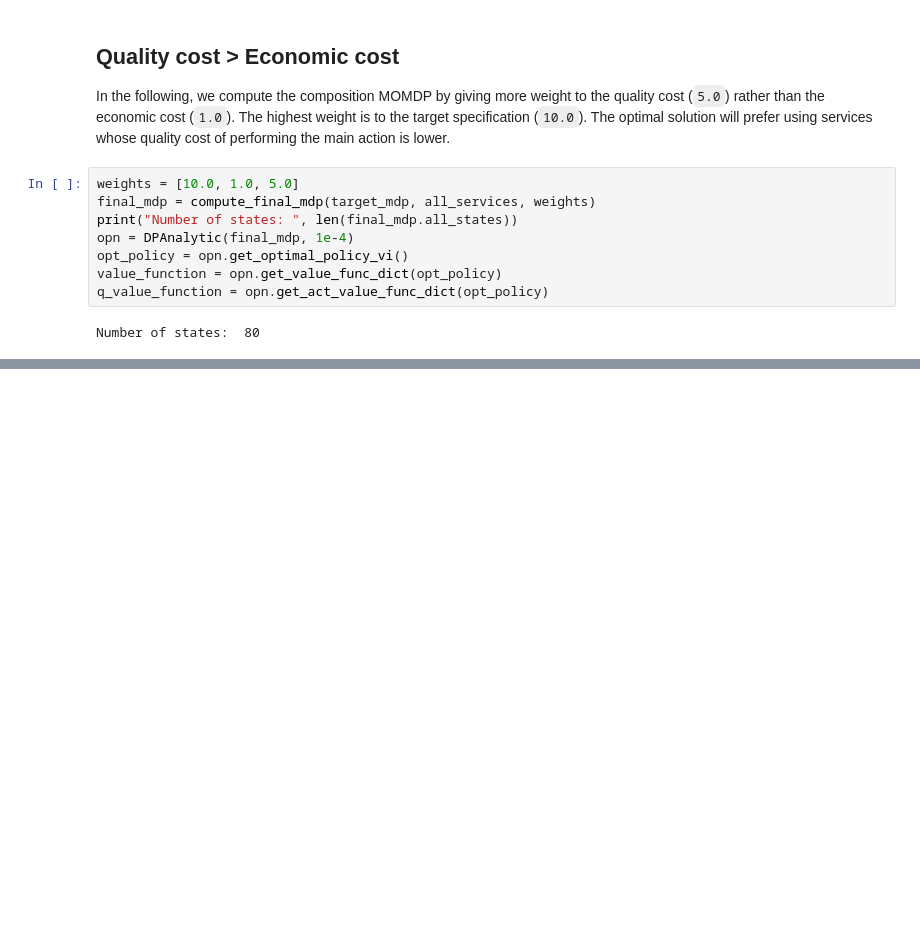
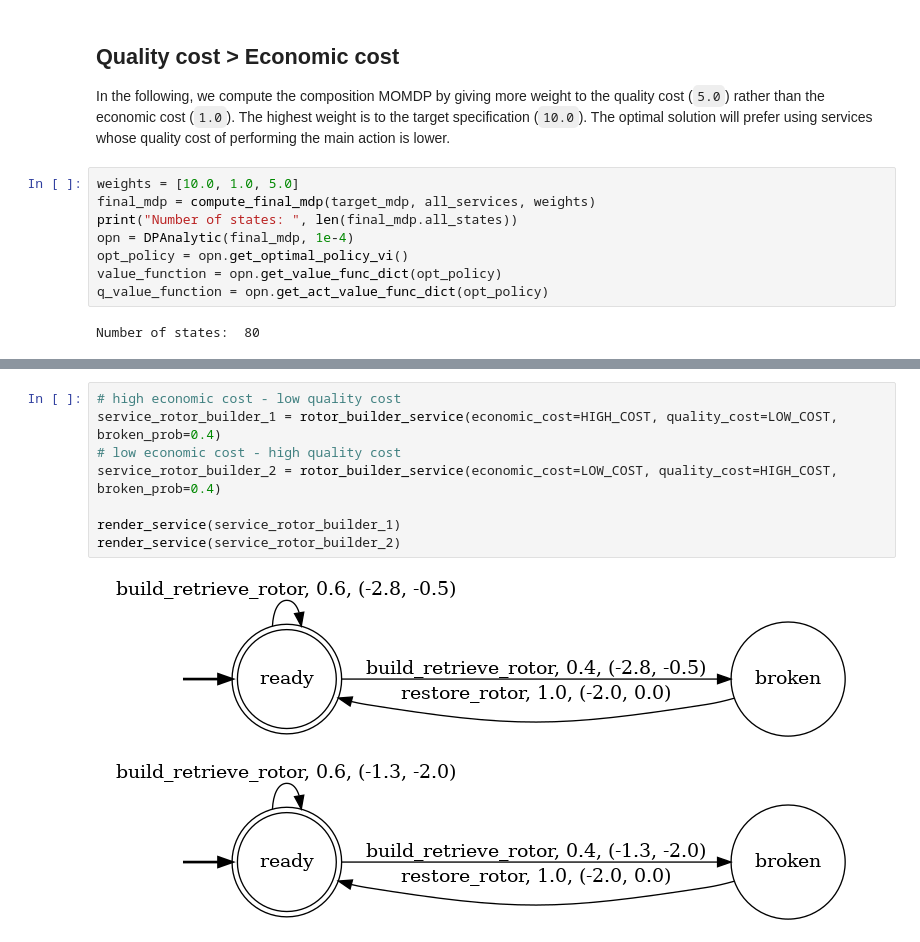
Before and after one commit to luusi/stochastic-service-composition-with-ltlf-goals, a Jupyter notebook: docs/notebooks/01-electric-motor-production.ipynb, the cells around one changed output, grey strips where cells are left out. Saved outputs shown, nothing was run; the diff lists cells and outputs as text; blank space fills up the shorter version.

```diff
--- a/docs/notebooks/01-electric-motor-production.ipynb
+++ b/docs/notebooks/01-electric-motor-production.ipynb
@@ -511,0 +518,11 @@ The same holds for `service_assembler_1` (service `6`), `service_painter_1` (ser
+# %%
+# high economic cost - low quality cost
+service_rotor_builder_1 = rotor_builder_service(economic_cost=HIGH_COST, quality_cost=LOW_COST, broken_prob=0.4)
+# low economic cost - high quality cost
+service_rotor_builder_2 = rotor_builder_service(economic_cost=LOW_COST, quality_cost=HIGH_COST, broken_prob=0.4)
+
+render_service(service_rotor_builder_1)
+render_service(service_rotor_builder_2)
+# %% [output]
+[figure, added]
+[figure, added]
```
Also changed, not shown: parts of 14 cells of this notebook.
